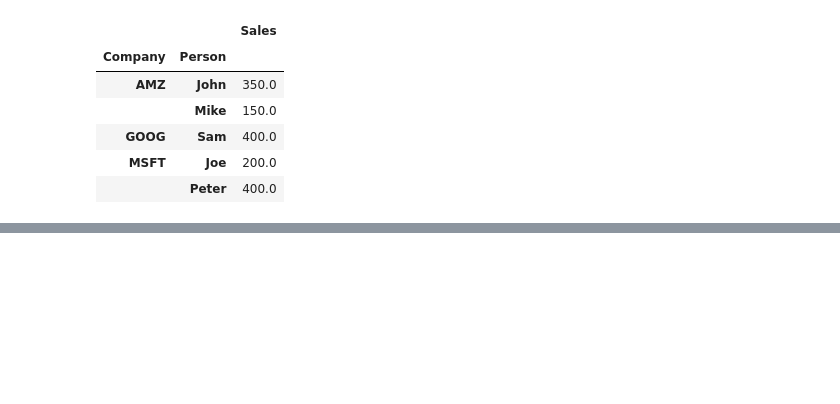
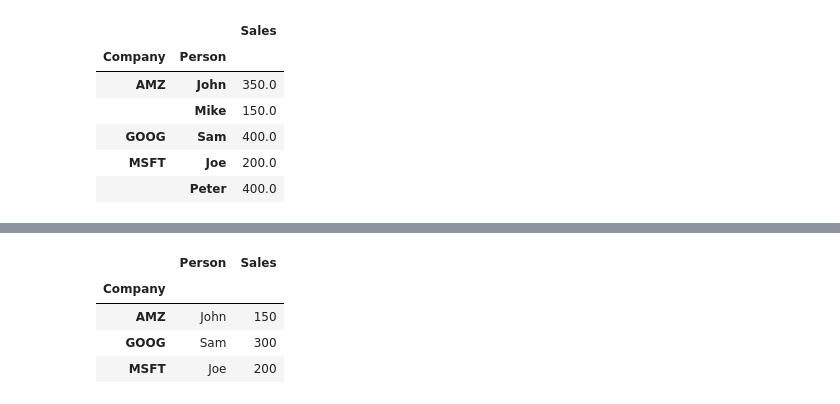
Before and after one commit to parth-github/pandas, a Jupyter notebook: Group_by.ipynb, the cells around one changed output, grey strips where cells are left out. Drawn from its saved outputs; the diff is of its cells as text; code cells hidden in the pictures; blank space fills up the shorter version.

```diff
--- a/Group_by.ipynb
+++ b/Group_by.ipynb
@@ -46,0 +74,8 @@ byCompPerson.mean('Sales')
+# %%
+df.groupby('Company').min()
+# %% [output]
+|  | Person | Sales |
+| Company |  |  |
+| AMZ | John | 150 |
+| GOOG | Sam | 300 |
+| MSFT | Joe | 200 |
```
Also changed, not shown: parts of 8 cells of this notebook.
